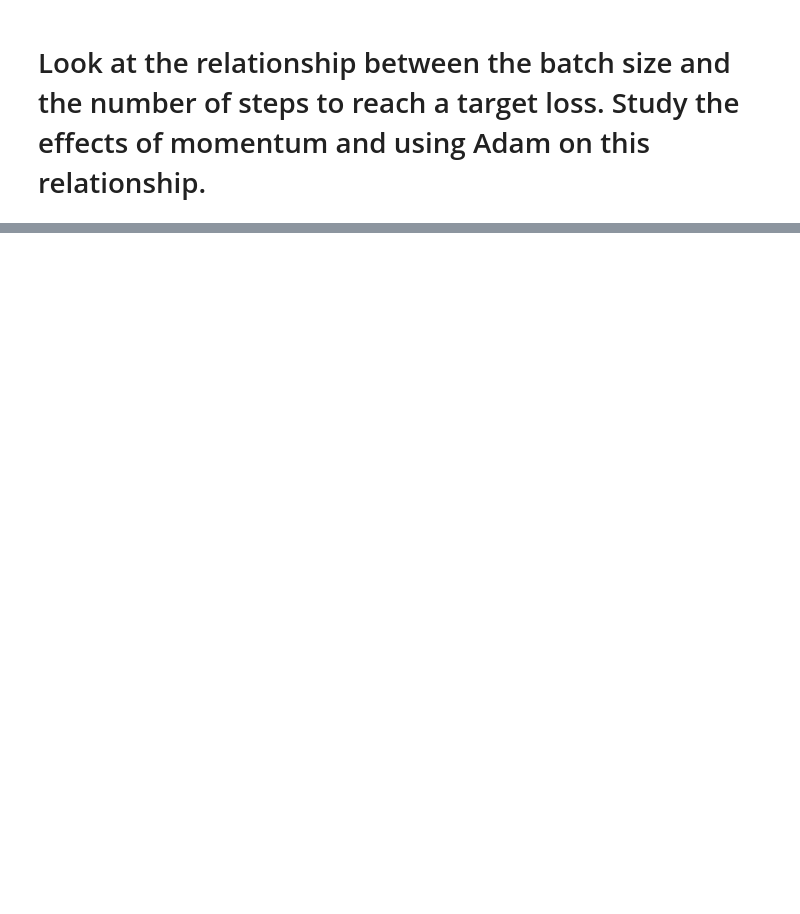
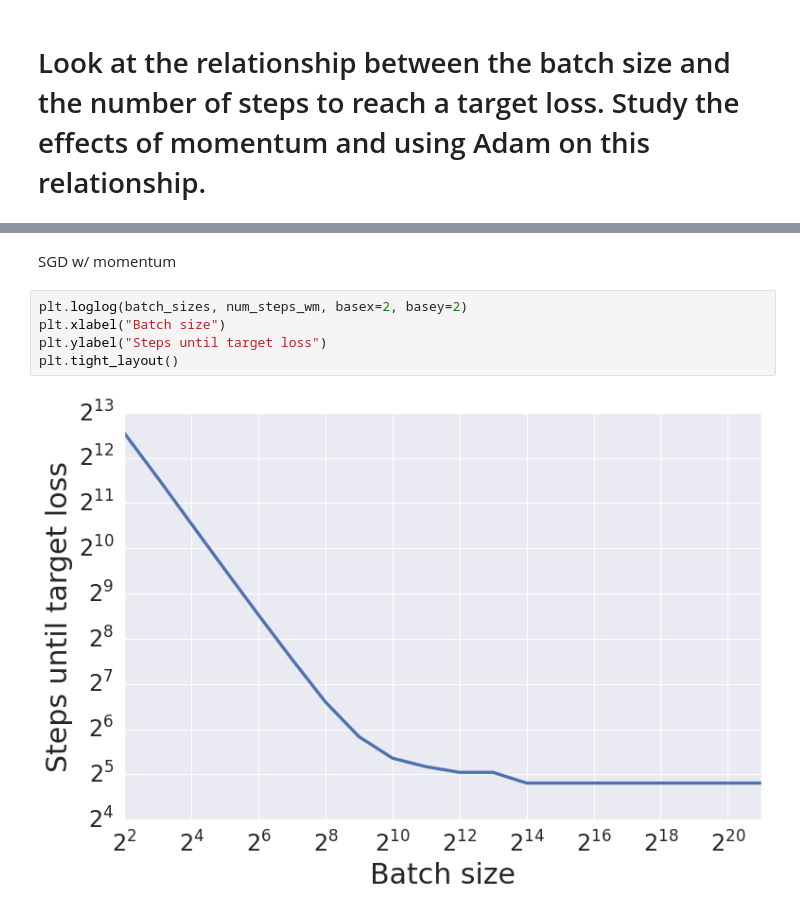
Before and after one commit to ckkissane/deep_learning_curriculum, a Jupyter notebook: solutions/4_Optimization.ipynb, the cells around one changed output, grey strips where cells are left out. Drawn from its saved outputs; the diff is of its cells as text; blank space fills up the shorter version.

```diff
--- a/solutions/4_Optimization.ipynb
+++ b/solutions/4_Optimization.ipynb
@@ -167,0 +269,9 @@ plt.tight_layout()
+# %% [markdown]
+SGD w/ momentum
+# %%
+plt.loglog(batch_sizes, num_steps_wm, basex=2, basey=2)
+plt.xlabel("Batch size")
+plt.ylabel("Steps until target loss")
+plt.tight_layout()
+# %% [output]
+[figure, added]
```
Also changed, not shown: parts of 14 cells of this notebook.
